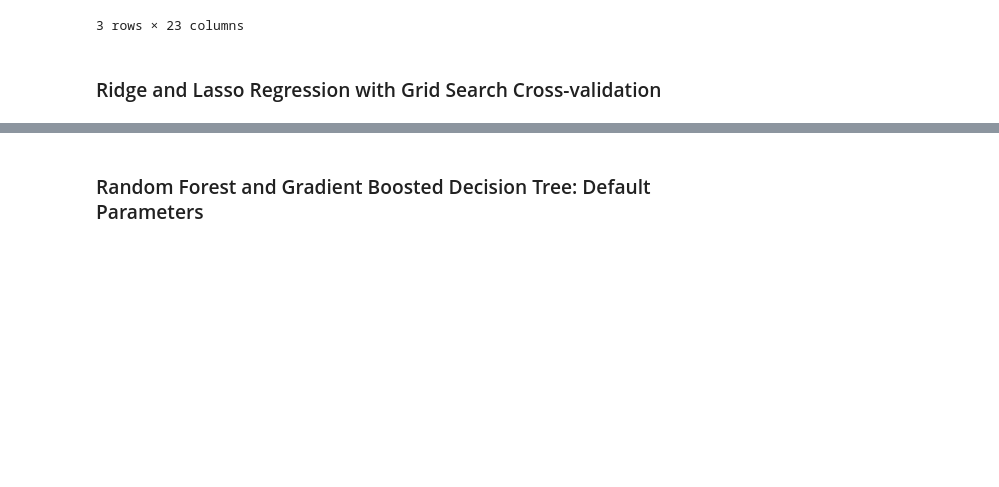
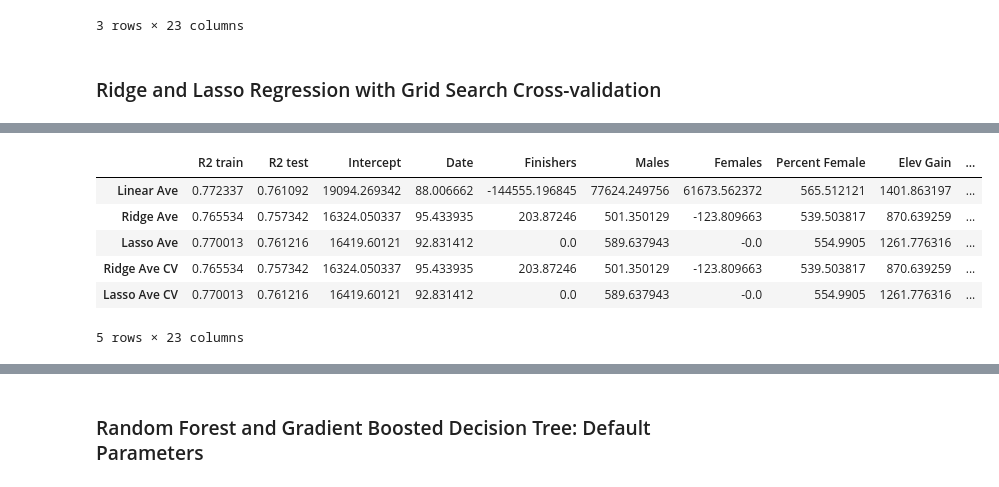
Before and after one commit to michael-p-k/MarathonPredictor, a Jupyter notebook: MarathonPredictor.ipynb, the cells around one changed output, grey strips where cells are left out. Cells and saved outputs as stored; diff of their text form; code cells hidden in the pictures; blank space fills up the shorter version.

```diff
--- a/MarathonPredictor.ipynb
+++ b/MarathonPredictor.ipynb
@@ -408,0 +409,21 @@ Test Set Score (R^2): 0.6785196617111717
+# %%
+# View Summary Table of Linear Reg Coefficients
+linreg_df.loc['Ridge Ave CV','R2 train'] = grid_ridge_shuffle_ave.score(X_ave_train_scaled, y_ave_train)
+linreg_df.loc['Ridge Ave CV','R2 test'] = grid_ridge_shuffle_ave.score(X_ave_test_scaled, y_ave_test)
+linreg_df.loc['Ridge Ave CV','Intercept'] = grid_ridge_shuffle_ave.best_estimator_.intercept_
+linreg_df.loc['Ridge Ave CV'].iloc[3:] = grid_ridge_shuffle_ave.best_estimator_.coef_
+
+linreg_df.loc['Lasso Ave CV','R2 train'] = grid_lasso_shuffle_ave.score(X_ave_train_scaled, y_ave_train)
+linreg_df.loc['Lasso Ave CV','R2 test'] = grid_lasso_shuffle_ave.score(X_ave_test_scaled, y_ave_test)
+linreg_df.loc['Lasso Ave CV','Intercept'] = grid_lasso_shuffle_ave.best_estimator_.intercept_
+linreg_df.loc['Lasso Ave CV'].iloc[3:] = grid_lasso_shuffle_ave.best_estimator_.coef_
+
+linreg_df
+# %% [output]
+|  | R2 train | R2 test | Intercept | Date | Finishers | Males | Females | Percent Female | Elev Gain | ... |
+| Linear Ave | 0.772337 | 0.761092 | 19094.269342 | 88.006662 | -144555.196845 | 77624.249756 | 61673.562372 | 565.512121 | 1401.863197 | ... |
+| Ridge Ave | 0.765534 | 0.757342 | 16324.050337 | 95.433935 | 203.87246 | 501.350129 | -123.809663 | 539.503817 | 870.639259 | ... |
+| Lasso Ave | 0.770013 | 0.761216 | 16419.60121 | 92.831412 | 0.0 | 589.637943 | -0.0 | 554.9905 | 1261.776316 | ... |
+| Ridge Ave CV | 0.765534 | 0.757342 | 16324.050337 | 95.433935 | 203.87246 | 501.350129 | -123.809663 | 539.503817 | 870.639259 | ... |
+| Lasso Ave CV | 0.770013 | 0.761216 | 16419.60121 | 92.831412 | 0.0 | 589.637943 | -0.0 | 554.9905 | 1261.776316 | ... |
+5 rows × 23 columns
```
Also changed, not shown: parts of 15 cells of this notebook.
